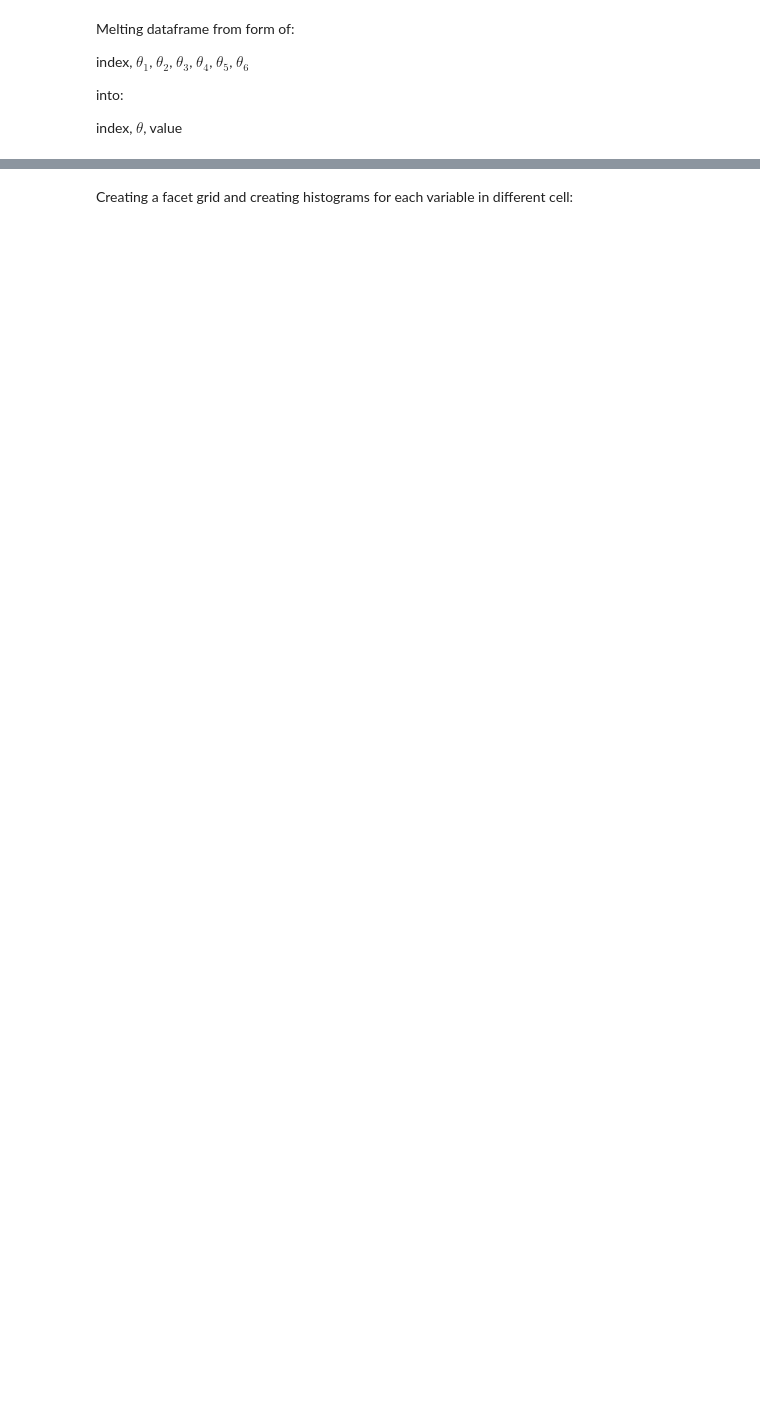
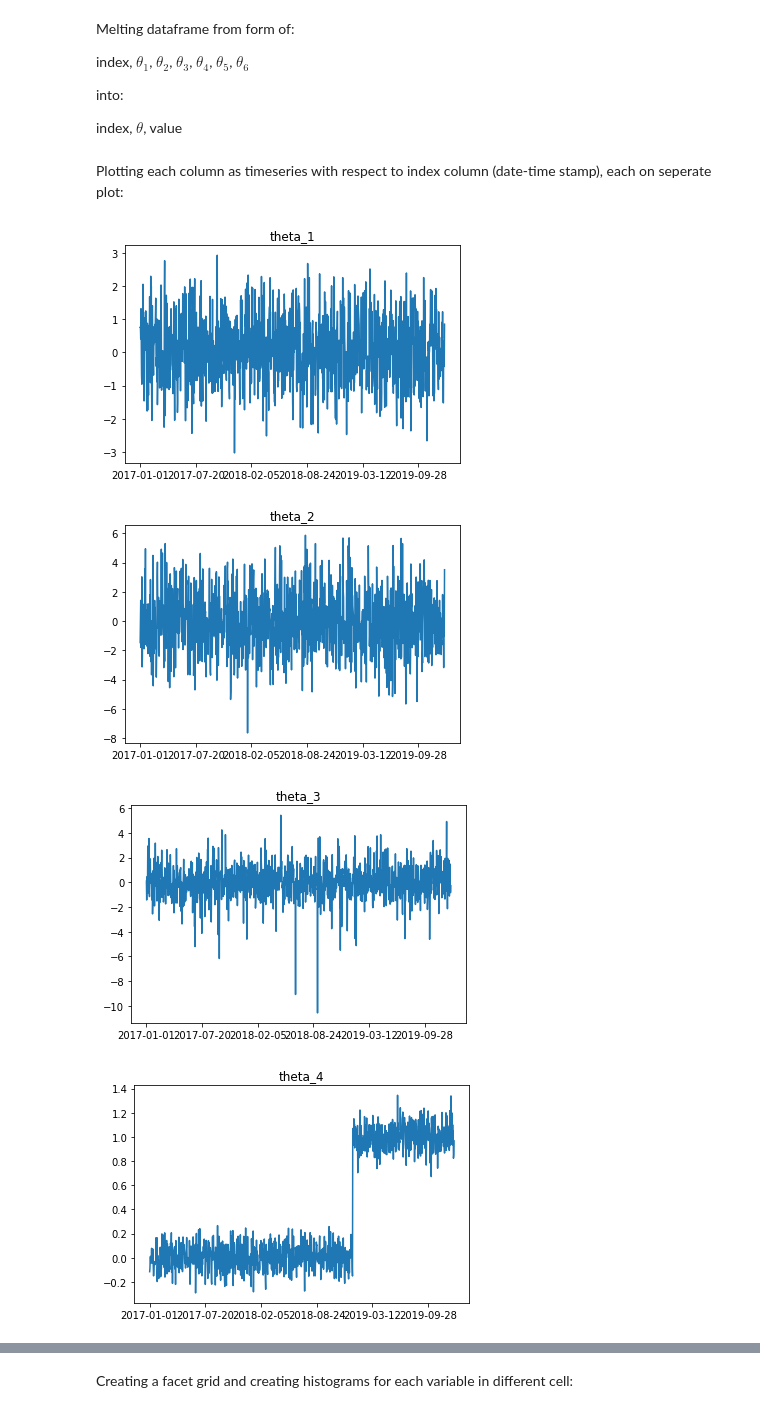
Before and after one commit to gondekbartlomiej/Data-Analitics, a Jupyter notebook: lab_1/command_files/main.ipynb, the cells around one changed output, grey strips where cells are left out. Cells and saved outputs as stored; diff of their text form; code cells hidden in the pictures; blank space fills up the shorter version.

```diff
--- a/lab_1/command_files/main.ipynb
+++ b/lab_1/command_files/main.ipynb
@@ -48,3 +26,15 @@ into:
 index, $\theta$, value
 # %%
 dfm = df.melt()
+# %% [markdown]
+Plotting each column as timeseries with respect to index column (date-time stamp), each on seperate plot:
+# %%
+for c in df.columns:
+    df[c].plot()
+    plt.title(c)
+    plt.show()
+# %% [output]
+[figure, added]
+[figure, added]
+[figure, added]
+[figure, added]
```
Also changed, not shown: parts of 18 cells of this notebook, 10 other files.
